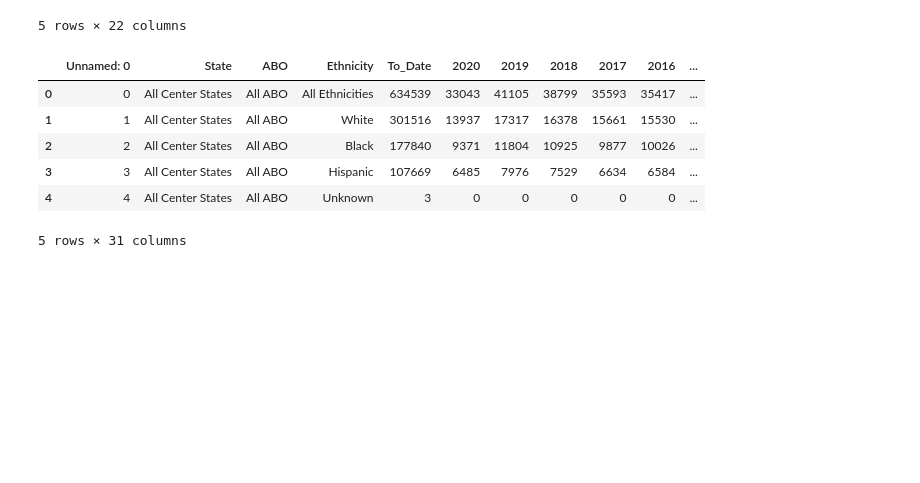
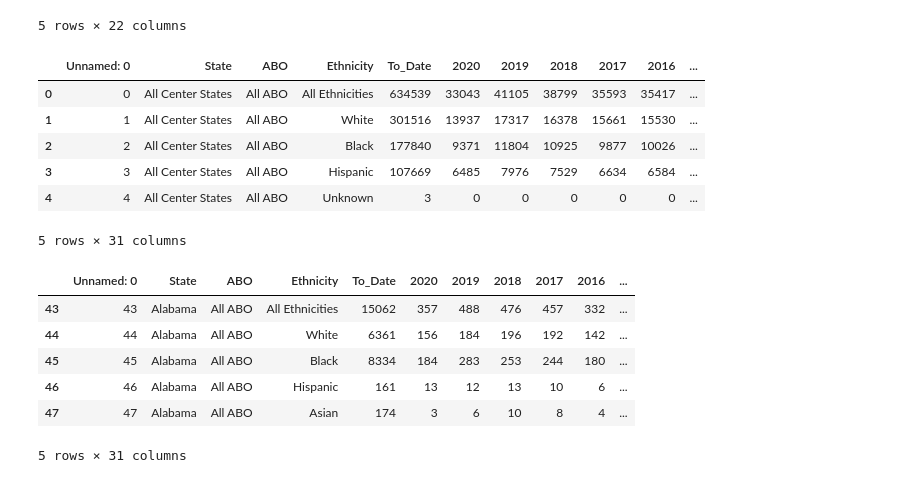
Before and after one commit to Lbrady1025/OPTN-analysis, a Jupyter notebook: datamerge.ipynb, the cells around one changed output. Cells and saved outputs as stored; diff of their text form; code cells hidden in the pictures; blank space fills up the shorter version.

```diff
--- a/datamerge.ipynb
+++ b/datamerge.ipynb
@@ -52,3 +52,15 @@ waitlist_df.head()
 | 3 | 3 | All Center States | All ABO | Hispanic | 107669 | 6485 | 7976 | 7529 | 6634 | 6584 | ... |
 | 4 | 4 | All Center States | All ABO | Unknown | 3 | 0 | 0 | 0 | 0 | 0 | ... |
 5 rows × 31 columns
+# %%
+#Drop waitlist rows for all center states
+wl_states_df = waitlist_df[waitlist_df.State != "All Center States"]
+wl_states_df.head()
+# %% [output]
+|  | Unnamed: 0 | State | ABO | Ethnicity | To_Date | 2020 | 2019 | 2018 | 2017 | 2016 | ... |
+| 43 | 43 | Alabama | All ABO | All Ethnicities | 15062 | 357 | 488 | 476 | 457 | 332 | ... |
+| 44 | 44 | Alabama | All ABO | White | 6361 | 156 | 184 | 196 | 192 | 142 | ... |
+| 45 | 45 | Alabama | All ABO | Black | 8334 | 184 | 283 | 253 | 244 | 180 | ... |
+| 46 | 46 | Alabama | All ABO | Hispanic | 161 | 13 | 12 | 13 | 10 | 6 | ... |
+| 47 | 47 | Alabama | All ABO | Asian | 174 | 3 | 6 | 10 | 8 | 4 | ... |
+5 rows × 31 columns
```
Also changed, not shown: parts of 3 cells of this notebook.
